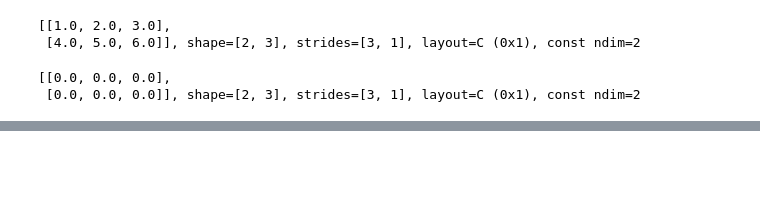
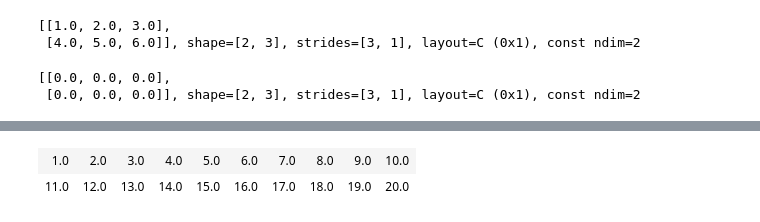
Before and after one commit to tilofix/play-jupyter, a Jupyter notebook: rust/rust_notes.ipynb, the cells around one changed output, grey strips where cells are left out. Cells and saved outputs as stored; diff of their text form; code cells hidden in the pictures; blank space fills up the shorter version.

Commit message:
Work, Calculate, Display NDArray

```diff
--- a/rust/rust_notes.ipynb
+++ b/rust/rust_notes.ipynb
@@ -450,0 +629,29 @@ ndarray::array![[0.,0.,0.],
+# %%
+:dep ndarray = {version = "0.13.1"}
+
+pub fn display_ndarray<T: std::fmt::Debug>(values: ndarray::Array2<T>) {
+    let mut html = String::new();
+    html.push_str(&format!("<table title=\"shape={:?}, strides={:?}\">",
+                           values.shape(),
+                           values.strides(),));
+    for r in 0..(values.shape()[0]) {
+        html.push_str("<tr>");
+        for c in 0..values.shape()[1] {
+            html.push_str("<td>");
+            html.push_str(&format!("{:?}", values[[r, c]]));
+            html.push_str("</td>");
+        }
+        html.push_str("</tr>");
+    }
+    html.push_str("</table>");
+    println!("EVCXR_BEGIN_CONTENT text/html\n{}\nEVCXR_END_CONTENT", html);
+}
+
+let data_2d : ndarray::Array2::<f32> =
+    ndarray::array![[ 1., 2., 3., 4., 5., 6., 7., 8., 9.,10.],
+                    [11.,12.,13.,14.,15.,16.,17.,18.,19.,20.]];
+
+display_ndarray(data_2d);
+# %% [output]
+| 1.0 | 2.0 | 3.0 | 4.0 | 5.0 | 6.0 | 7.0 | 8.0 | 9.0 | 10.0 |
+| 11.0 | 12.0 | 13.0 | 14.0 | 15.0 | 16.0 | 17.0 | 18.0 | 19.0 | 20.0 |
```
Also changed, not shown: parts of 17 cells of this notebook.
